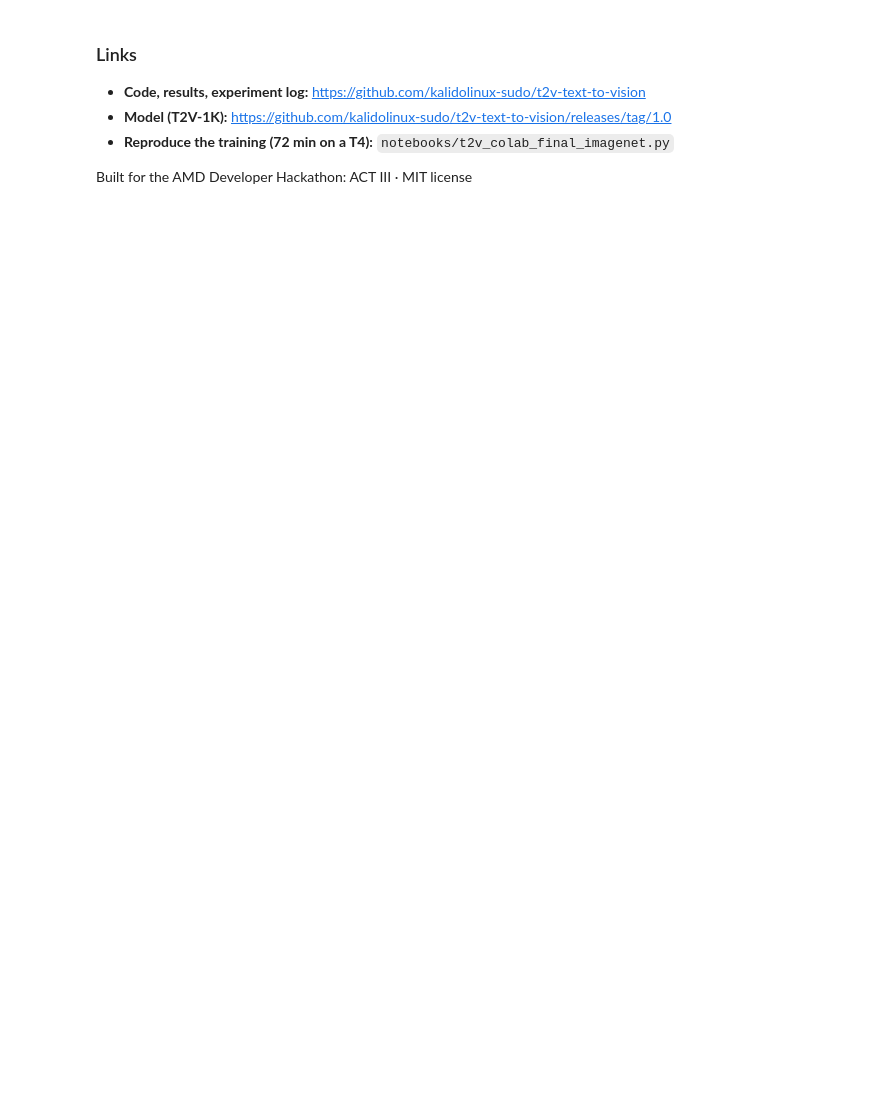
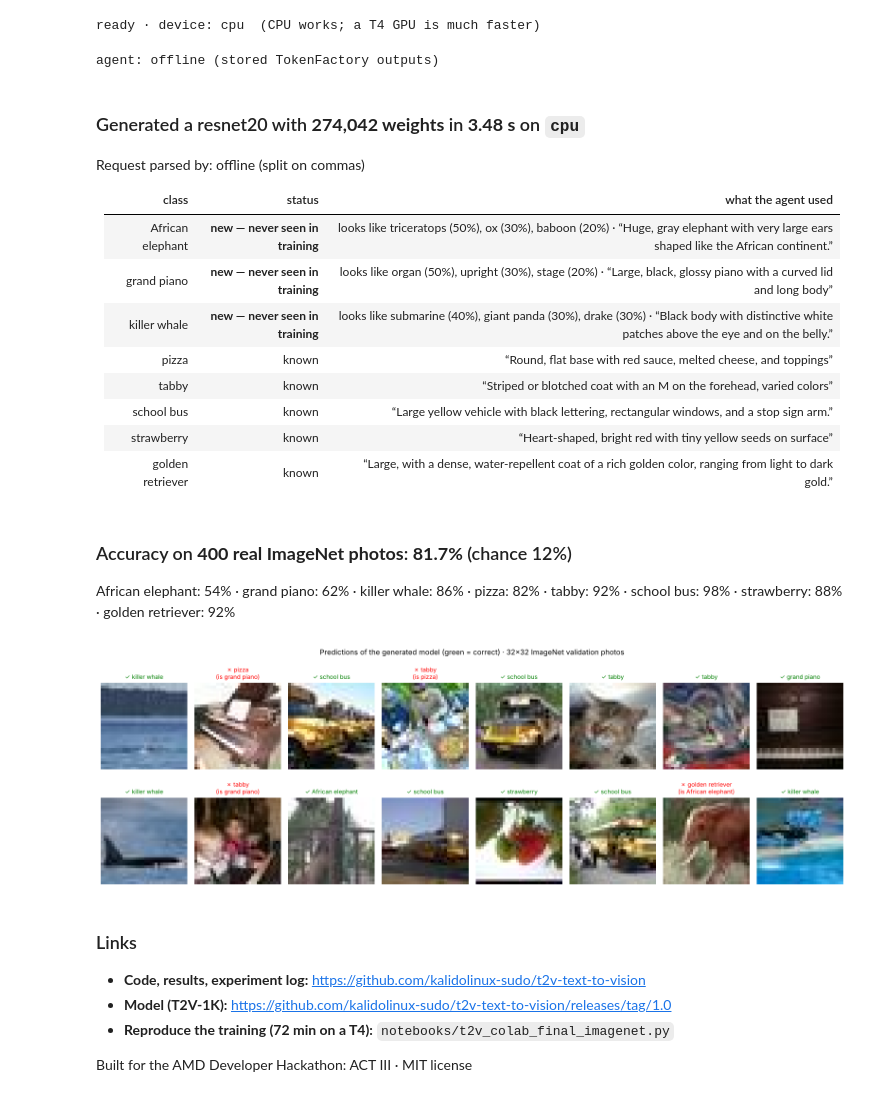
Before and after one commit to kalidolinux-sudo/t2v-text-to-vision, a Jupyter notebook: notebooks/T2V_demo.ipynb, the cells around one changed output. Cells and saved outputs as stored; diff of their text form; code cells hidden in the pictures; blank space fills up the shorter version.

Commit message:
Demo notebook: three never-seen classes by default, saved outputs, clearer prediction grid

```diff
--- a/notebooks/T2V_demo.ipynb
+++ b/notebooks/T2V_demo.ipynb
@@ -22,25 +22,32 @@ Cell 4 opens the full app with a public link.
 # %%
-#@title **1 · Setup** (about 1–2 minutes)
-import os, subprocess, sys, time
+#@title **1 · Setup** (a few minutes the first time)
+import os, subprocess, sys, time, warnings
+os.environ.update(TRANSFORMERS_VERBOSITY="error", HF_HUB_DISABLE_PROGRESS_BARS="1", TOKENIZERS_PARALLELISM="false")
+warnings.filterwarnings("ignore")
 REPO = "https://github.com/kalidolinux-sudo/t2v-text-to-vision"
 if not os.path.isdir("/content/t2v-text-to-vision"):
     subprocess.run(["git", "clone", "-q", "--depth", "1", REPO, "/content/t2v-text-to-vision"], check=True)
 os.chdir("/content/t2v-text-to-vision")
 sys.path.insert(0, os.getcwd())
-subprocess.run([sys.executable, "-m", "pip", "install", "-q", "gradio>=4.0", "onnx", "pyarrow"], check=True)
+subprocess.run([sys.executable, "-m", "pip", "install", "-q", "--root-user-action=ignore", "gradio>=4.0", "onnx", "pyarrow"], check=True)
 
-import torch
+import torch, transformers, huggingface_hub
+transformers.logging.set_verbosity_error(); transformers.logging.disable_progress_bar()
+huggingface_hub.utils.logging.set_verbosity_error()
 from app import RELEASE_URL, download
 CKPT = "checkpoints/t2v_1k.pt"
 if not os.path.exists(CKPT):
-    download(RELEASE_URL, CKPT)          # T2V-1K generator from the GitHub release (183 MB)
+    download(RELEASE_URL, CKPT)          # T2V-1K generator from the GitHub release (198 MB)
 DEV = "cuda" if torch.cuda.is_available() else "cpu"
 print(f"ready · device: {DEV}" + ("" if DEV == "cuda" else "  (CPU works; a T4 GPU is much faster)"))
+# %% [output]
+ready · device: cpu  (CPU works; a T4 GPU is much faster)
 # %%
 #@title **2 · Agent key** (optional) { display-mode: "form" }
 #@markdown The agent runs on **AMD TokenFactory**. Add your key as a Colab secret named `TOKENFACTORY_API_KEY`
-#@markdown (🔑 icon on the left), or paste it when asked. Without a key everything still works offline:
+#@markdown (🔑 icon on the left), or tick the box to paste it. Without a key everything still works offline:
 #@markdown requests are split on commas and the TokenFactory descriptions and analogies stored with the model are used.
+ask_for_key = False  #@param {type:"boolean"}
 import os
 from getpass import getpass
 key = None
@@ -49,7 +56,7 @@ try:
     key = userdata.get("TOKENFACTORY_API_KEY")
 except Exception:
     pass
-if not key:
+if not key and ask_for_key:
     key = getpass("AMD TokenFactory API key (press Enter to skip): ").strip()
 if key:
     os.environ["TOKENFACTORY_API_KEY"] = key
@@ -57,10 +64,14 @@ os.environ.setdefault("TOKENFACTORY_BASE_URL", "https://developer.amd.com.cn/rad
 os.environ.setdefault("TOKENFACTORY_MODEL", "DeepSeek-V4-Flash")
 del key
 print("agent: AMD TokenFactory (live)" if os.environ.get("TOKENFACTORY_API_KEY") else "agent: offline (stored TokenFactory outputs)")
+# %% [output]
+agent: offline (stored TokenFactory outputs)
 # %%
 #@title **3 · Text → vision model → test on real ImageNet photos** { display-mode: "form" }
-request = "koala, banjo, ostrich, pizza, tabby, school bus, strawberry, golden retriever"  #@param {type:"string"}
-#@markdown Any language works with a TokenFactory key (e.g. `أبي نموذج يميز بين الكوالا والبانجو والنعامة`). Up to 10 classes.
+request = "African elephant, grand piano, killer whale, pizza, tabby, school bus, strawberry, golden retriever"  #@param {type:"string"}
+#@markdown Up to 10 classes. With a TokenFactory key any language works, e.g. `أبي نموذج يميز بين الفيل والبيانو والحوت القاتل`.
+#@markdown The first three default classes were **never seen in training**. This is one example task; the averages over
+#@markdown 100 test tasks per row are in the table at the top.
 import time, torch, numpy as np
 from IPython.display import Markdown, display
 from t2v.generate import load_generator, generate_flat, build_model
@@ -74,6 +85,7 @@ info = {}
 t0 = time.time()
 flat = generate_flat(gen, tok, classes, steps=5, body_noise=0.0, gate="auto", info=info,
                      descriptions=pinfo.get("descriptions"), amp=DEV == "cuda")[0]
+classes = info.get("names", classes)       # matched to the vocabulary, e.g. "African elephant"
 if DEV == "cuda":
     torch.cuda.synchronize()
 dt = time.time() - t0
@@ -87,37 +99,56 @@ for c in classes:
     if (info.get("descriptions") or {}).get(c):
         used.append(f"“{info['descriptions'][c][0]}”")
     status = "known" if info.get("known", {}).get(c, True) else "**new — never seen in training**"
     rows.append(f"| {c} | {status} | {' · '.join(used) or '—'} |")
 display(Markdown(f"### Generated a {ck['arch']} with **{tok.num_params:,} weights** in **{dt:.2f} s** on `{DEV}`\n"
-                 f"Request parsed by: {pinfo.get('source')}\n\n" + "\n".join(rows)))
+                 f"Request parsed by: {'offline (split on commas)' if pinfo.get('source') == 'fallback' else 'AMD TokenFactory · ' + str(pinfo.get('source'))}\n\n" + "\n".join(rows)))
 
 # real ImageNet validation photos (50 per class, never used for training) for the classes in the vocabulary
 val = _load_imagenet("test", "data", 260)
 name2id = {n: i for i, n in enumerate(ck["names"])}
 ids = [name2id.get(c) for c in classes]
 if all(i is not None for i in ids):
     mask = torch.isin(val["y"], torch.tensor(ids))
     x, y = val["x"][mask], val["y"][mask]
     yl = torch.tensor([ids.index(int(v)) for v in y])
     with torch.no_grad():
         pred = model(x.float().div(255).to(DEV)).argmax(1).cpu()
     acc = (pred == yl).float().mean().item()
     per = {c: (pred[yl == j] == j).float().mean().item() for j, c in enumerate(classes)}
     display(Markdown(f"### Accuracy on **{len(yl)} real ImageNet photos**: **{acc:.1%}** (chance {1/len(classes):.0%})\n\n"
                      + " · ".join(f"{c}: {a:.0%}" for c, a in per.items())))
     import matplotlib.pyplot as plt
     pick = torch.randperm(len(yl), generator=torch.Generator().manual_seed(0))[:16]
-    fig, axes = plt.subplots(2, 8, figsize=(16, 4.6))
+    fig, axes = plt.subplots(2, 8, figsize=(16, 5.6))
     for ax, i in zip(axes.flat, pick.tolist()):
         ax.imshow(x[i].permute(1, 2, 0).numpy(), interpolation="nearest")
         ok = pred[i] == yl[i]
-        ax.set_title(classes[pred[i]], color="green" if ok else "red", fontsize=9)
+        ax.set_title(f"✓ {classes[pred[i]]}" if ok else f"✗ {classes[pred[i]]}\n(is {classes[yl[i]]})",
+                     color="green" if ok else "red", fontsize=9)
         ax.axis("off")
     fig.suptitle("Predictions of the generated model (green = correct) · 32×32 ImageNet validation photos", fontsize=11)
-    plt.tight_layout(); plt.show()
+    plt.tight_layout(h_pad=1.5); plt.show()
 else:
     missing = [c for c, i in zip(classes, ids) if i is None]
     display(Markdown(f"*Photo test skipped: {missing} are not ImageNet-1k class names (the model was still generated).*"))
+# %% [output]
+### Generated a resnet20 with **274,042 weights** in **3.48 s** on `cpu`
+Request parsed by: offline (split on commas)
+
+| class | status | what the agent used |
+|---|---|---|
+| African elephant | **new — never seen in training** | looks like triceratops (50%), ox (30%), baboon (20%) · “Huge, gray elephant with very large ears shaped like the African continent.” |
+| grand piano | **new — never seen in training** | looks like organ (50%), upright (30%), stage (20%) · “Large, black, glossy piano with a curved lid and long body” |
+| killer whale | **new — never seen in training** | looks like submarine (40%), giant panda (30%), drake (30%) · “Black body with distinctive white patches above the eye and on the belly.” |
+| pizza | known | “Round, flat base with red sauce, melted cheese, and toppings” |
+| tabby | known | “Striped or blotched coat with an M on the forehead, varied colors” |
+| school bus | known | “Large yellow vehicle with black lettering, rectangular windows, and a stop sign arm.” |
+| strawberry | known | “Heart-shaped, bright red with tiny yellow seeds on surface” |
+| golden retriever | known | “Large, with a dense, water-repellent coat of a rich golden color, ranging from light to dark gold.” |
+### Accuracy on **400 real ImageNet photos**: **81.7%** (chance 12%)
+
+African elephant: 54% · grand piano: 62% · killer whale: 86% · pizza: 82% · tabby: 92% · school bus: 98% · strawberry: 88% · golden retriever: 92%
+[figure, added]
 # %%
 #@title **4 · Open the full app** (public link, stays up while this cell runs) { display-mode: "form" }
 #@markdown Click the `https://….gradio.live` link below. Stop this cell to shut the app down.
```
Also changed, not shown: parts of 1 cell of this notebook.
